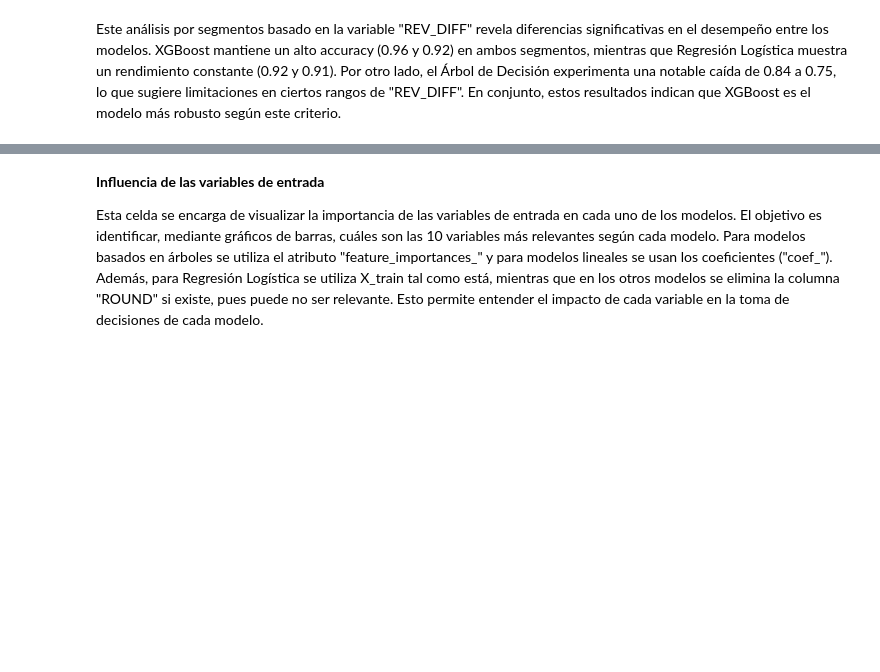
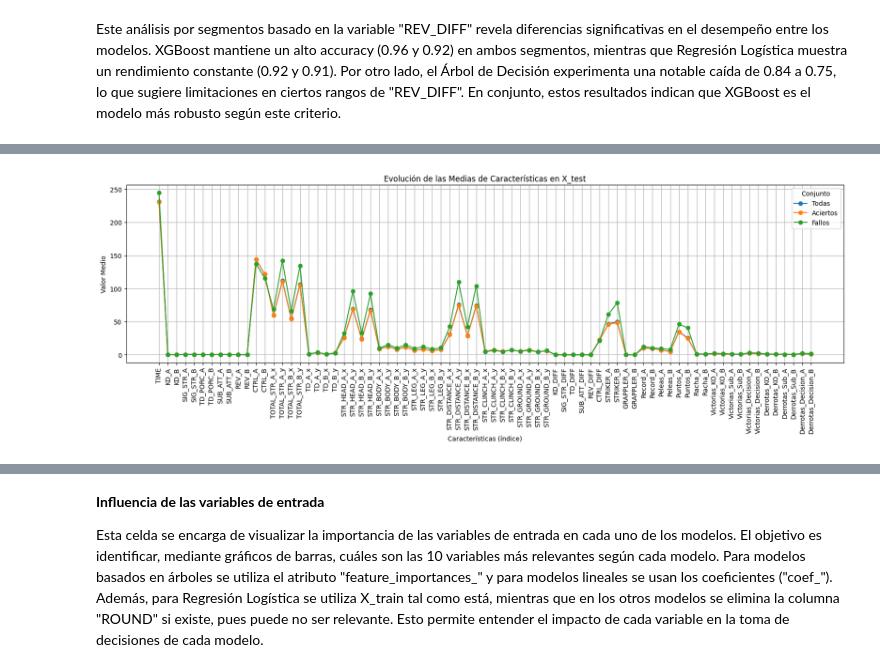
Before and after one commit to UCM-GIDIA-PD1/c2425-R4, a Jupyter notebook: src/evaluacion/P1/evaluacion_P1.ipynb, the cells around one changed output, grey strips where cells are left out. Saved outputs shown, nothing was run; the diff lists cells and outputs as text; code cells hidden in the pictures; blank space fills up the shorter version.

```diff
--- a/src/evaluacion/P1/evaluacion_P1.ipynb
+++ b/src/evaluacion/P1/evaluacion_P1.ipynb
@@ -371,0 +391,57 @@ Este análisis por segmentos basado en la variable "REV_DIFF" revela diferencias
+# %%
+# Obtener las probabilidades de la clase 1 y las predicciones en X_test
+y_prob = mejor_xgboost.predict_proba(X_test)[:, 1]
+y_pred = mejor_xgboost.predict(X_test)
+
+mediasNormales = y_prob
+mediasAciertos = np.where(y_pred == y_test, y_prob, np.nan)
+mediasFallos = np.where(y_pred != y_test, y_prob, np.nan)
+
+# Crear un DataFrame con las tres series
+data = {
+    'Todas': mediasNormales,
+    'Aciertos': mediasAciertos,
+    'Fallos': mediasFallos
+}
+df = pd.DataFrame(data)
+
+# Seleccionar 10 muestras representativas (por ejemplo, las primeras 10)
+df_subset = df.head(10)
+# [Se ha eliminado la tabla que mostraba estos datos]
+
+# Crear DataFrame de resultados con las etiquetas reales y predichas
+resultados = pd.DataFrame({
+    'Real': y_test,
+    'Predicho': y_pred
+})
+resultados["Correcto"] = resultados["Real"] == resultados["Predicho"]
+
+# Dividir en aciertos y fallos
+aciertos = resultados[resultados["Correcto"] == True]
+fallos = resultados[resultados["Correcto"] == False]
+
+# Si X_test es numérico, se pueden calcular las medias de cada característica:
+mediasNormales = X_test.mean()
+mediasAciertos = X_test.loc[aciertos.index].mean()
+mediasFallos = X_test.loc[fallos.index].mean()
+
+# Crear un DataFrame resumen con las medias de las características
+data_resumen = {
+    'Todas': mediasNormales,
+    'Aciertos': mediasAciertos,
+    'Fallos': mediasFallos
+}
+df_resumen = pd.DataFrame(data_resumen)
+
+# Graficar la evolución de las medias (por índice de columna)
+plt.figure(figsize=(20, 5))
+df_resumen.plot(kind='line', marker='o', ax=plt.gca())
+plt.title('Evolución de las Medias de Características en X_test')
+plt.xlabel('Características (índice)')
+plt.ylabel('Valor Medio')
+plt.legend(title='Conjunto')
+plt.grid(True)
+plt.xticks(ticks=range(len(df_resumen.index)), labels=df_resumen.index, rotation=90)
+plt.show()
+# %% [output]
+[figure, added]
```
Also changed, not shown: parts of 5 cells of this notebook.
